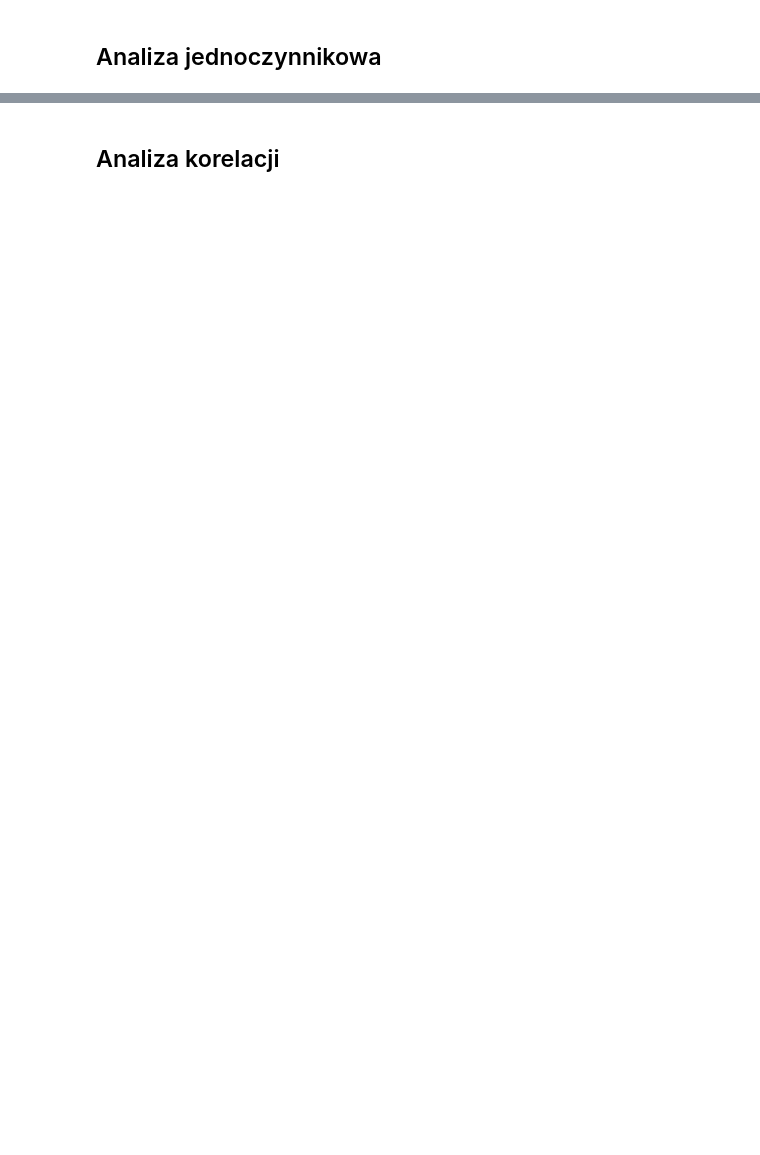
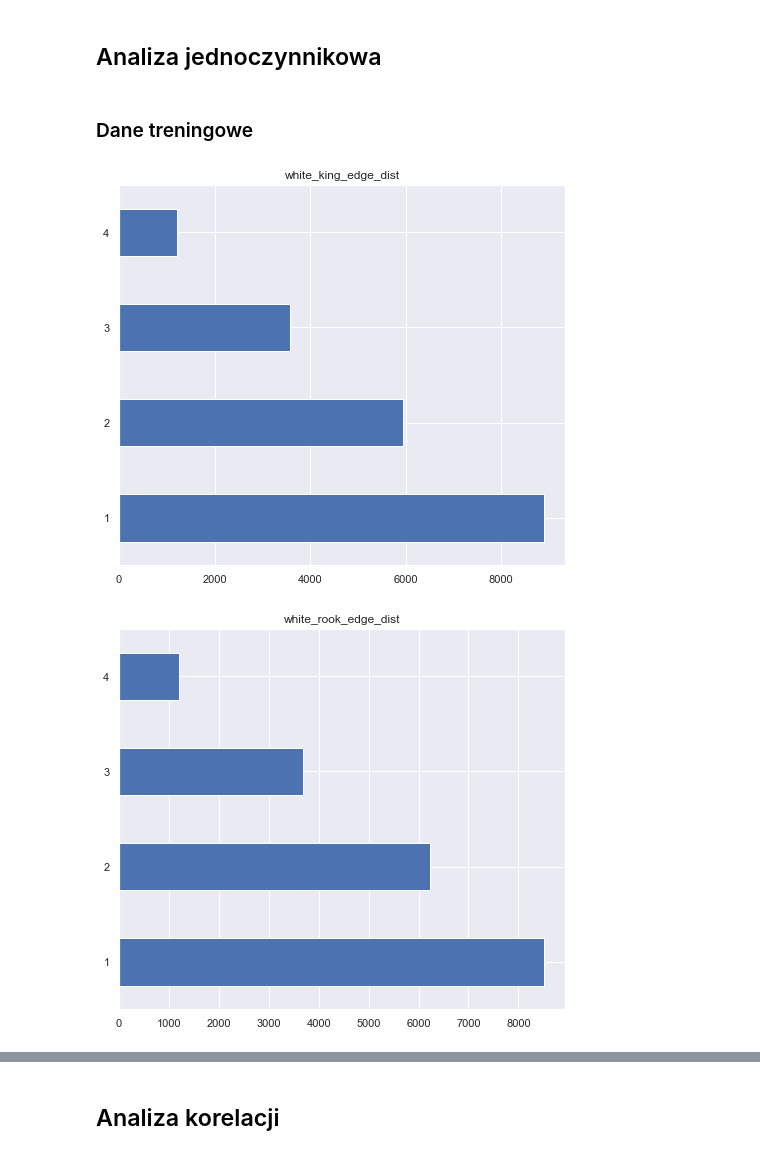
Before and after one commit to wi1lku/Introduction-to-machine-learning-, a Jupyter notebook: project1/Project1.ipynb, the cells around one changed output, grey strips where cells are left out. Drawn from its saved outputs; the diff is of its cells as text; code cells hidden in the pictures; blank space fills up the shorter version.

```diff
--- a/project1/Project1.ipynb
+++ b/project1/Project1.ipynb
@@ -483,2 +490,40 @@ df_test_processed
+# %%
+def result_processing(x):
+    if x["result"] == "draw":  return -1
+    elif x["result"] == "zero": return 0
+    elif x["result"] == "one": return 1
+    elif x["result"] == "two": return 2
+    elif x["result"] == "three": return 3
+    elif x["result"] == "four": return 4
+    elif x["result"] == "five": return 5
+    elif x["result"] == "six": return 6
+    elif x["result"] == "seven": return 7
+    elif x["result"] == "eight": return 8
+    elif x["result"] == "nine": return 9
+    elif x["result"] == "ten": return 10
+    elif x["result"] == "eleven": return 11
+    elif x["result"] == "twelve": return 12
+    elif x["result"] == "thirteen": return 13
+    elif x["result"] == "fourteen": return 14
+    elif x["result"] == "fifteen": return 15
+    else: return 16
+# %%
+y_train_processed = df_train.apply(lambda row: result_processing(row), axis=1)
+y_test_processed = df_test.apply(lambda row: result_processing(row), axis=1)
+df_train_processed["result"] = y_train_processed
+df_test_processed["result"] = y_test_processed
 # %% [markdown]
 ## Analiza jednoczynnikowa
+# %%
+columns = df_train_processed.columns.values
+columns = np.delete(columns, [12])
+# %% [markdown]
+### Dane treningowe
+# %%
+for col in columns:
+    df_train_processed[col].value_counts().plot(kind = "barh")
+    plt.title(col)
+    plt.show()
+# %% [output]
+[figure, added]
+[figure, added]
```
Also changed, not shown: parts of 22 cells of this notebook.
